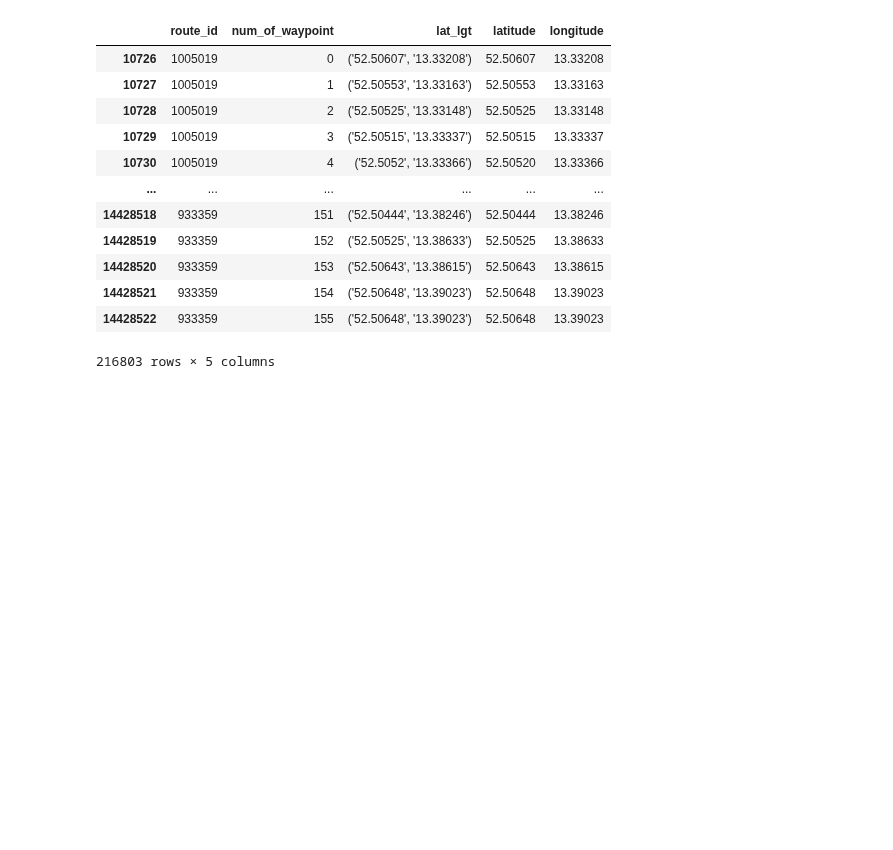
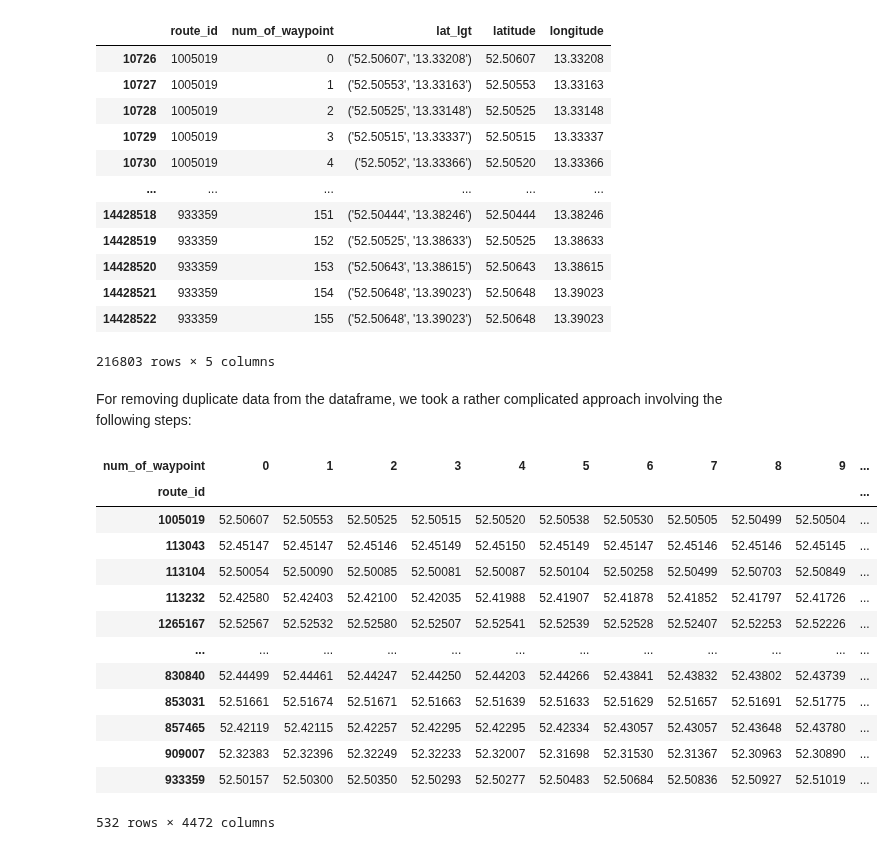
Before and after one commit to TechLabs-Berlin/wt21-way-to-go, a Jupyter notebook: cleaning_data/cleaning_routes_data.ipynb, the cells around one changed output. Drawn from its saved outputs; the diff is of its cells as text; code cells hidden in the pictures; blank space fills up the shorter version.

Commit message:
code for removing duplicate routes in cleaning_routes_data.ipynb

```diff
--- a/cleaning_data/cleaning_routes_data.ipynb
+++ b/cleaning_data/cleaning_routes_data.ipynb
@@ -139,3 +134,24 @@ df
 | 14428521 | 933359 | 154 | ('52.50648', '13.39023') | 52.50648 | 13.39023 |
 | 14428522 | 933359 | 155 | ('52.50648', '13.39023') | 52.50648 | 13.39023 |
 216803 rows × 5 columns
+# %% [markdown]
+For removing duplicate data from the dataframe, we took a rather complicated approach involving the following steps:
+# %%
+#facilitating the duplicated() method by pivoting the df from long to wide data format first
+df_only_lat = df.pivot(index='route_id', columns='num_of_waypoint', values='latitude') #reshaped df showing only latitudes
+df_only_lat #we can see, that we are left wit 532 routes at this moment
+# %% [output]
+| num_of_waypoint | 0 | 1 | 2 | 3 | 4 | 5 | 6 | 7 | 8 | 9 | ... |
+| route_id |  |  |  |  |  |  |  |  |  |  | ... |
+| 1005019 | 52.50607 | 52.50553 | 52.50525 | 52.50515 | 52.50520 | 52.50538 | 52.50530 | 52.50505 | 52.50499 | 52.50504 | ... |
+| 113043 | 52.45147 | 52.45147 | 52.45146 | 52.45149 | 52.45150 | 52.45149 | 52.45147 | 52.45146 | 52.45146 | 52.45145 | ... |
+| 113104 | 52.50054 | 52.50090 | 52.50085 | 52.50081 | 52.50087 | 52.50104 | 52.50258 | 52.50499 | 52.50703 | 52.50849 | ... |
+| 113232 | 52.42580 | 52.42403 | 52.42100 | 52.42035 | 52.41988 | 52.41907 | 52.41878 | 52.41852 | 52.41797 | 52.41726 | ... |
+| 1265167 | 52.52567 | 52.52532 | 52.52580 | 52.52507 | 52.52541 | 52.52539 | 52.52528 | 52.52407 | 52.52253 | 52.52226 | ... |
+| ... | ... | ... | ... | ... | ... | ... | ... | ... | ... | ... | ... |
+| 830840 | 52.44499 | 52.44461 | 52.44247 | 52.44250 | 52.44203 | 52.44266 | 52.43841 | 52.43832 | 52.43802 | 52.43739 | ... |
+| 853031 | 52.51661 | 52.51674 | 52.51671 | 52.51663 | 52.51639 | 52.51633 | 52.51629 | 52.51657 | 52.51691 | 52.51775 | ... |
+| 857465 | 52.42119 | 52.42115 | 52.42257 | 52.42295 | 52.42295 | 52.42334 | 52.43057 | 52.43057 | 52.43648 | 52.43780 | ... |
+| 909007 | 52.32383 | 52.32396 | 52.32249 | 52.32233 | 52.32007 | 52.31698 | 52.31530 | 52.31367 | 52.30963 | 52.30890 | ... |
+| 933359 | 52.50157 | 52.50300 | 52.50350 | 52.50293 | 52.50277 | 52.50483 | 52.50684 | 52.50836 | 52.50927 | 52.51019 | ... |
+532 rows × 4472 columns
```
Also changed, not shown: parts of 10 cells of this notebook.
